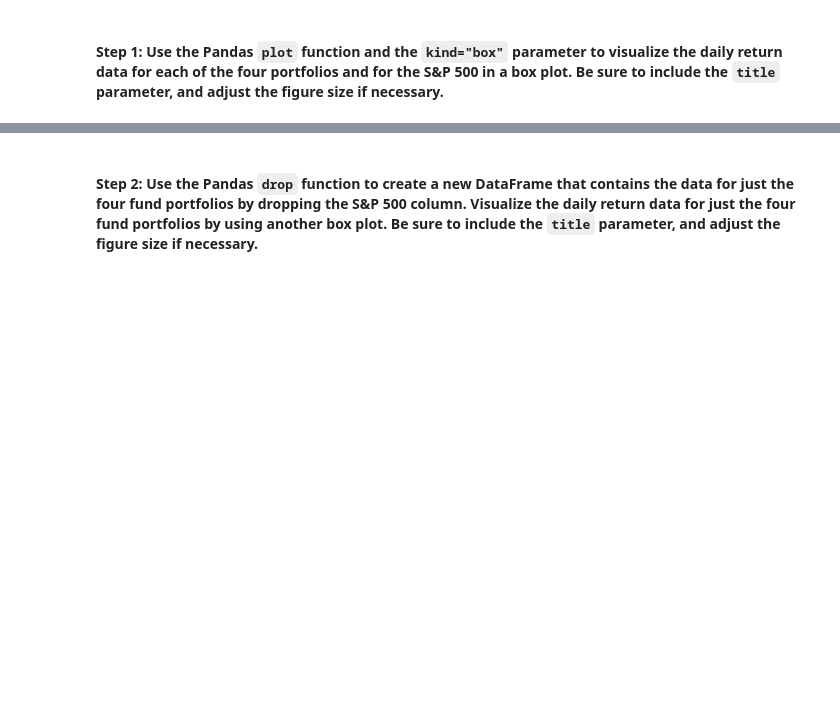
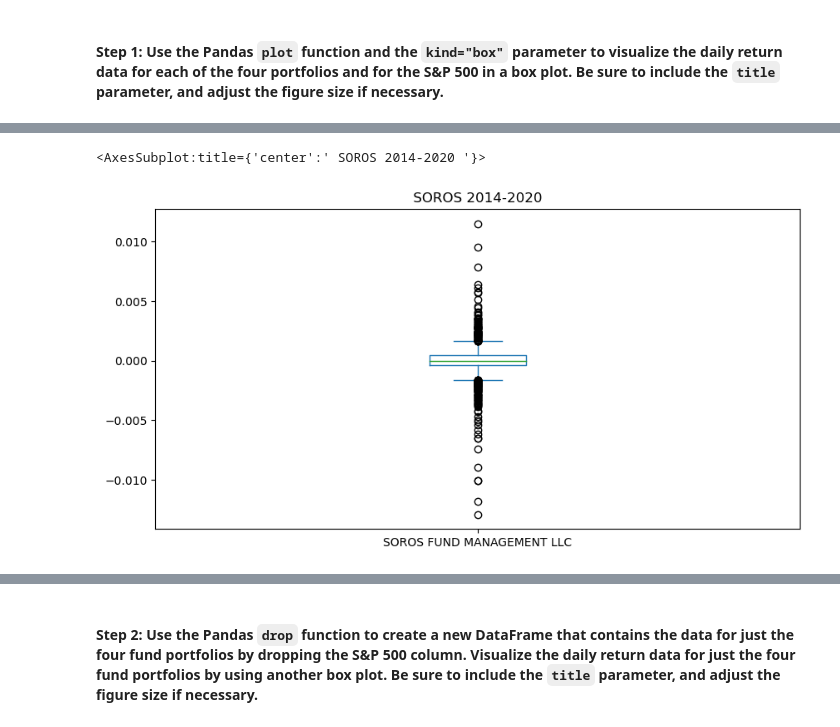
Before and after one commit to arianamoreno13/Challenge_4, a Jupyter notebook: challenge_4/risk_return_analysis.ipynb, the cells around one changed output, grey strips where cells are left out. Cells and saved outputs as stored; diff of their text form; code cells hidden in the pictures; blank space fills up the shorter version.

```diff
--- a/challenge_4/risk_return_analysis.ipynb
+++ b/challenge_4/risk_return_analysis.ipynb
@@ -205,0 +205,5 @@ Analyze the volatility of each of the four fund portfolios and of the S&P 500 In
+# %%
+daily_returns['SOROS FUND MANAGEMENT LLC'].plot(kind='box',figsize=(10,5), title=" SOROS 2014-2020 ")
+# %% [output]
+<AxesSubplot:title={'center':' SOROS 2014-2020 '}>
+[figure, added]
```
Also changed, not shown: parts of 7 cells of this notebook.
